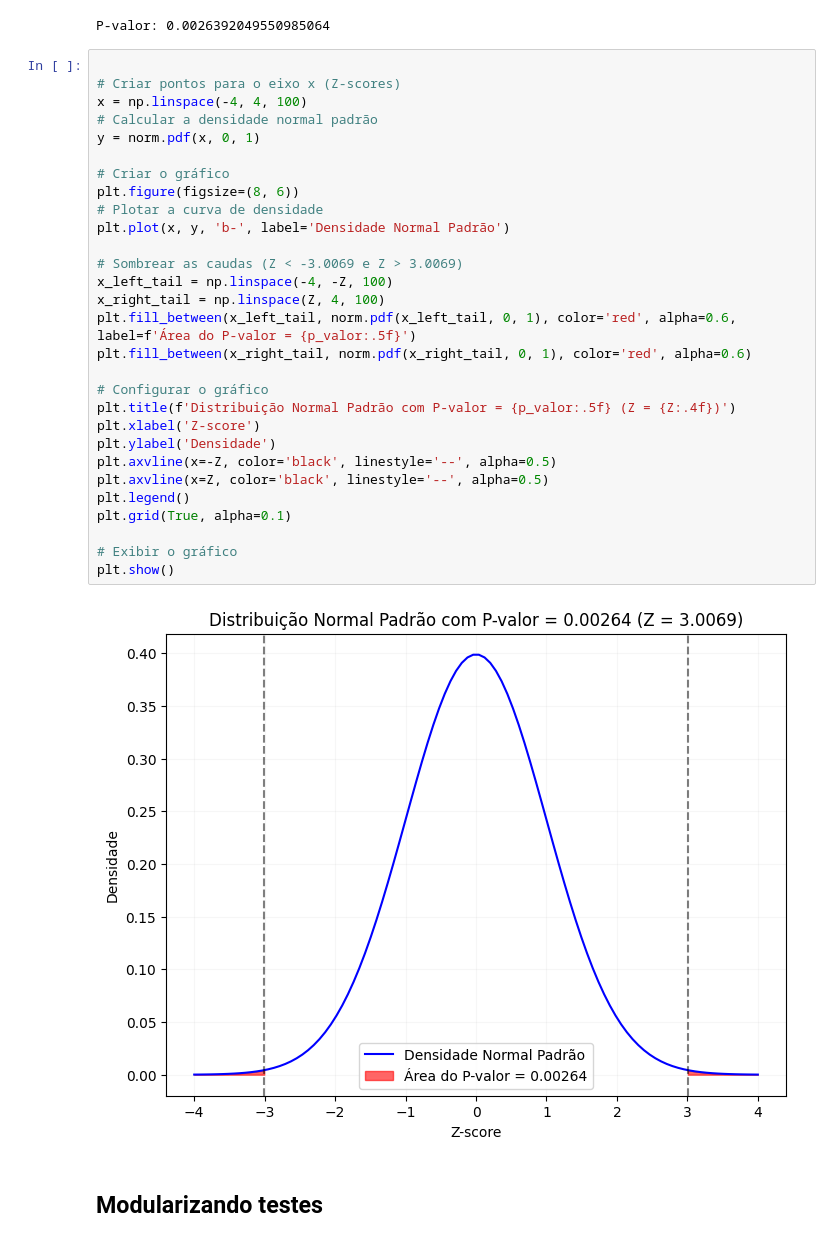
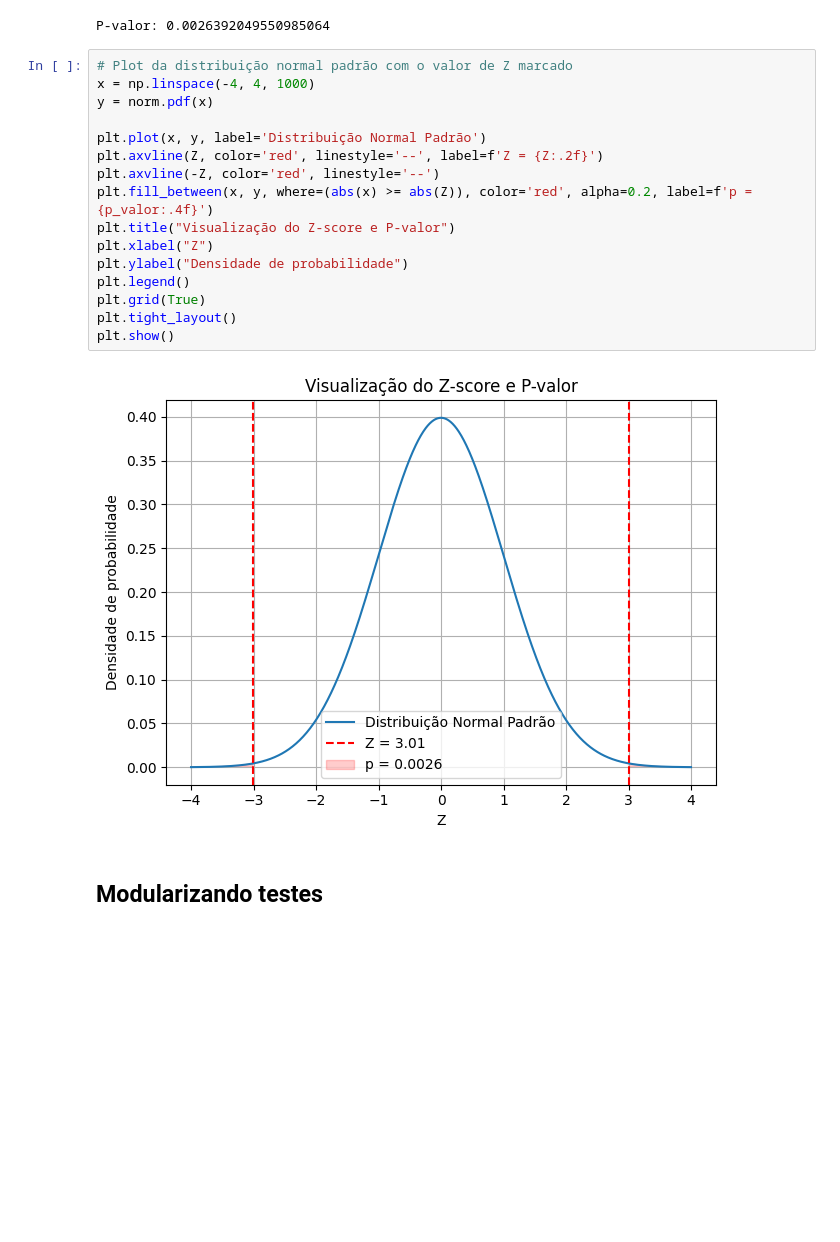
Before and after one commit to Reyso/A-B-test, a Jupyter notebook: experiment.ipynb, the cells around one changed output. Saved outputs shown, nothing was run; the diff lists cells and outputs as text; blank space fills up the shorter version.

```diff
--- a/experiment.ipynb
+++ b/experiment.ipynb
@@ -164,37 +164,24 @@ p_valor = 2 * (1-norm.cdf(abs(Z)))
 print(f'P-valor: {p_valor}')
 # %% [output]
 P-valor: 0.0026392049550985064
-# %%
-
-# Criar pontos para o eixo x (Z-scores)
-x = np.linspace(-4, 4, 100)
-# Calcular a densidade normal padrão
-y = norm.pdf(x, 0, 1)
-
-# Criar o gráfico
-plt.figure(figsize=(8, 6))
-# Plotar a curva de densidade
-plt.plot(x, y, 'b-', label='Densidade Normal Padrão')
-
-# Sombrear as caudas (Z < -3.0069 e Z > 3.0069)
-x_left_tail = np.linspace(-4, -Z, 100)
-x_right_tail = np.linspace(Z, 4, 100)
-plt.fill_between(x_left_tail, norm.pdf(x_left_tail, 0, 1), color='red', alpha=0.6, label=f'Área do P-valor = {p_valor:.5f}')
-plt.fill_between(x_right_tail, norm.pdf(x_right_tail, 0, 1), color='red', alpha=0.6)
-
-# Configurar o gráfico
-plt.title(f'Distribuição Normal Padrão com P-valor = {p_valor:.5f} (Z = {Z:.4f})')
-plt.xlabel('Z-score')
-plt.ylabel('Densidade')
-plt.axvline(x=-Z, color='black', linestyle='--', alpha=0.5)
-plt.axvline(x=Z, color='black', linestyle='--', alpha=0.5)
-plt.legend()
-plt.grid(True, alpha=0.1)
-
-# Exibir o gráfico
-plt.show()
-# %% [output]
-[figure, removed]
+# %%
+# Plot da distribuição normal padrão com o valor de Z marcado
+x = np.linspace(-4, 4, 1000)
+y = norm.pdf(x)
+
+plt.plot(x, y, label='Distribuição Normal Padrão')
+plt.axvline(Z, color='red', linestyle='--', label=f'Z = {Z:.2f}')
+plt.axvline(-Z, color='red', linestyle='--')
+plt.fill_between(x, y, where=(abs(x) >= abs(Z)), color='red', alpha=0.2, label=f'p = {p_valor:.4f}')
+plt.title("Visualização do Z-score e P-valor")
+plt.xlabel("Z")
+plt.ylabel("Densidade de probabilidade")
+plt.legend()
+plt.grid(True)
+plt.tight_layout()
+plt.show()
+# %% [output]
+[figure, added]
 # %% [markdown]
 ## Modularizando testes
 # %%
```
Also changed, not shown: parts of 5 cells of this notebook, 2 other files.
